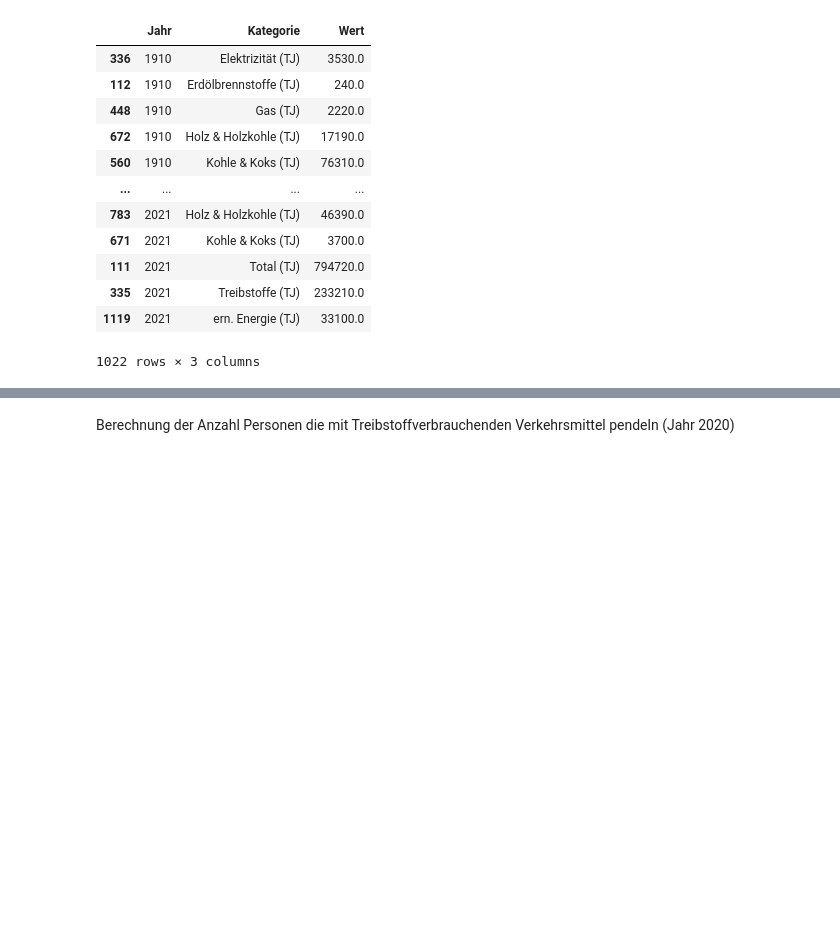
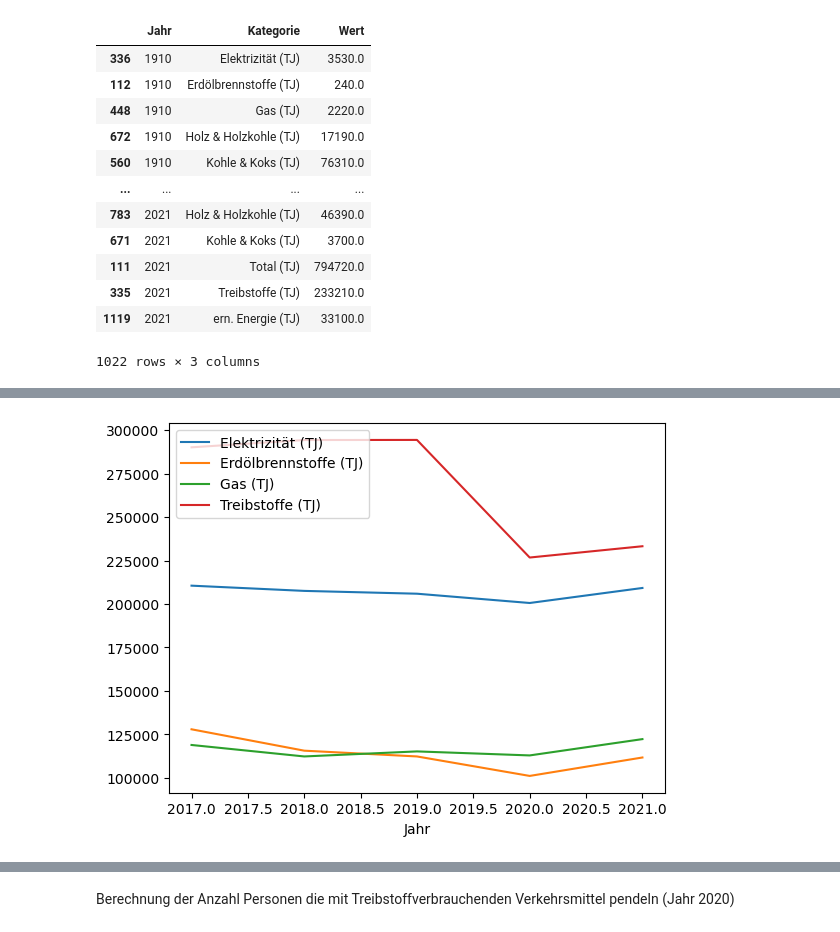
Before and after one commit to marco-weber/BMLD-2022-Informatik-Leistungsnachweis, a Jupyter notebook: Leistungsnachweisname_FilipaWeber_AnnaHasenfratz_EnyaJossen.ipynb, the cells around one changed output, grey strips where cells are left out. Saved outputs shown, nothing was run; the diff lists cells and outputs as text; code cells hidden in the pictures; blank space fills up the shorter version.

```diff
--- a/Leistungsnachweisname_FilipaWeber_AnnaHasenfratz_EnyaJossen.ipynb
+++ b/Leistungsnachweisname_FilipaWeber_AnnaHasenfratz_EnyaJossen.ipynb
@@ -276,0 +282,11 @@ Berechnung der Diffenrenz im Verbrauch 2019/2020
+# %%
+filter_year = df_full["Jahr"] >= 2017
+filter_energy_other = ((df_full["Kategorie"] == "Elektrizität (TJ)")|
+                       (df_full["Kategorie"] == "Erdölbrennstoffe (TJ)")|
+                       (df_full["Kategorie"] == "Gas (TJ)"))
+df_energy_wide = df_full[(filter_year & (filter_energy_fuel | filter_energy_other))].pivot(index="Jahr", columns="Kategorie", values="Wert")
+df_energy_wide.plot.line()
+plt.legend(loc='upper left')
+plt.show()
+# %% [output]
+[figure, added]
```
Also changed, not shown: parts of 26 cells of this notebook.
